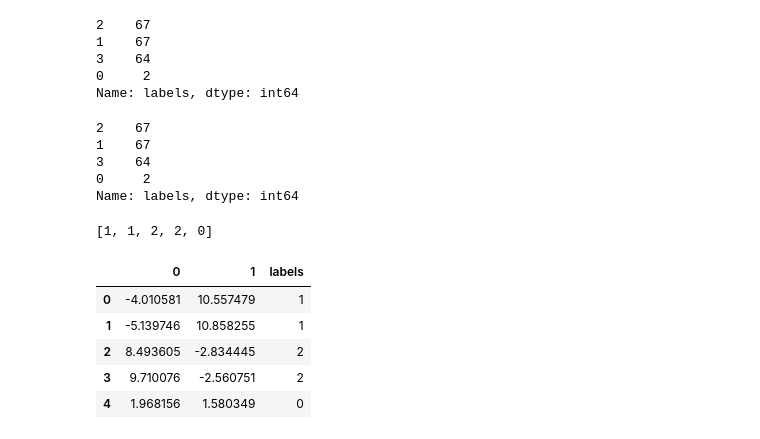
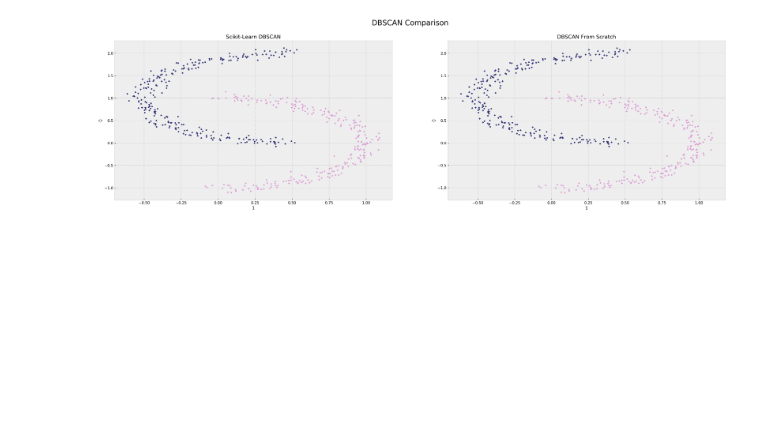
Before and after one commit to mpHarm88/projects, a Jupyter notebook: dbscan/dbscan.ipynb, the cells around one changed output. Drawn from its saved outputs; the diff is of its cells as text; code cells hidden in the pictures; blank space fills up the shorter version.

```diff
--- a/dbscan/dbscan.ipynb
+++ b/dbscan/dbscan.ipynb
@@ -178,33 +153,13 @@ plt.show()
-# %%
-# Check labels of dbscan 2
-test.df["labels"].value_counts()
-# %% [output]
-2    67
-1    67
-3    64
-0     2
-Name: labels, dtype: int64
-# %%
-# Check labels of scikit-learn dbscan
-df["labels"].value_counts()
-# %% [output]
-2    67
-1    67
-3    64
-0     2
-Name: labels, dtype: int64
-# %%
-# Predict first 5 rows label
-test.predict(df.iloc[:5, :2])
-# %% [output]
-[1, 1, 2, 2, 0]
-# %%
-# Check against train df
-df.head()
-# %% [output]
-|  | 0 | 1 | labels |
-| 0 | -4.010581 | 10.557479 | 1 |
-| 1 | -5.139746 | 10.858255 | 1 |
-| 2 | 8.493605 | -2.834445 | 2 |
-| 3 | 9.710076 | -2.560751 | 2 |
-| 4 | 1.968156 | 1.580349 | 0 |
+# %%
+#Plot
+plt.style.use("bmh")
+fig, ax = plt.subplots(1,2, dpi=250)
+fig.suptitle("DBSCAN Comparison", fontsize=20)
+
+pd.DataFrame(test.df).plot(x=1, y=0, kind="scatter",ax=ax[1], c=2, colorbar=False, title= "DBSCAN From Scratch", marker="+", colormap="tab20b")
+pd.DataFrame(dbscan_blob).plot(x=1, y=0, kind="scatter",ax=ax[0], c=2, colorbar=False, title= "Scikit-Learn DBSCAN", marker="+", colormap="tab20b", figsize=(30,8))
+
+fig.savefig("subplots4.png", dpi=250)
+plt.show()
+# %% [output]
+[figure, added]
```
Also changed, not shown: parts of 11 cells of this notebook, 5 other files.
